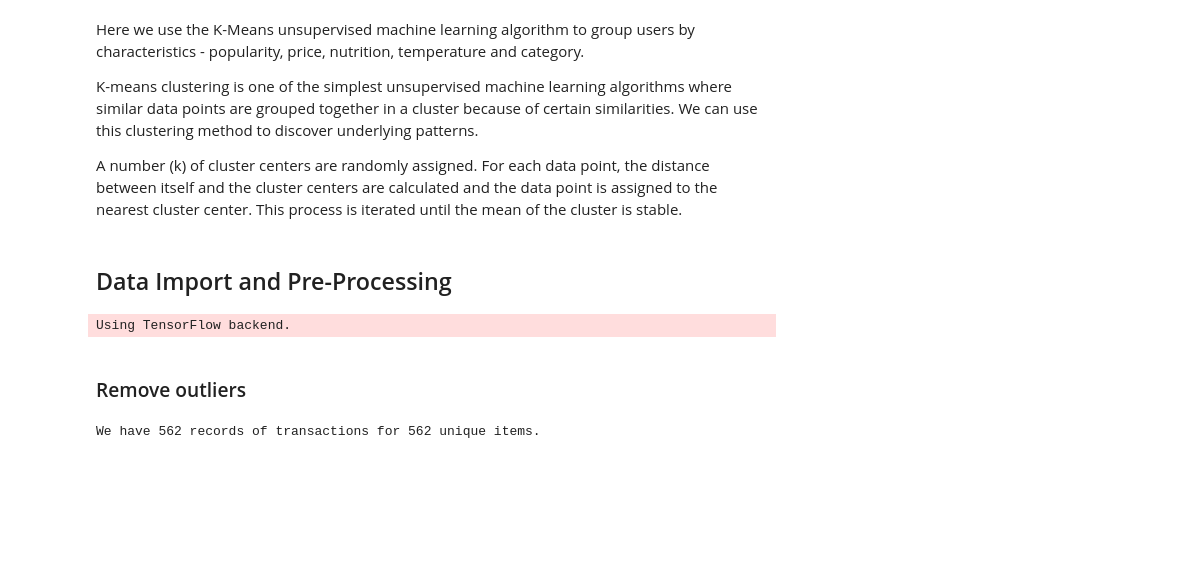
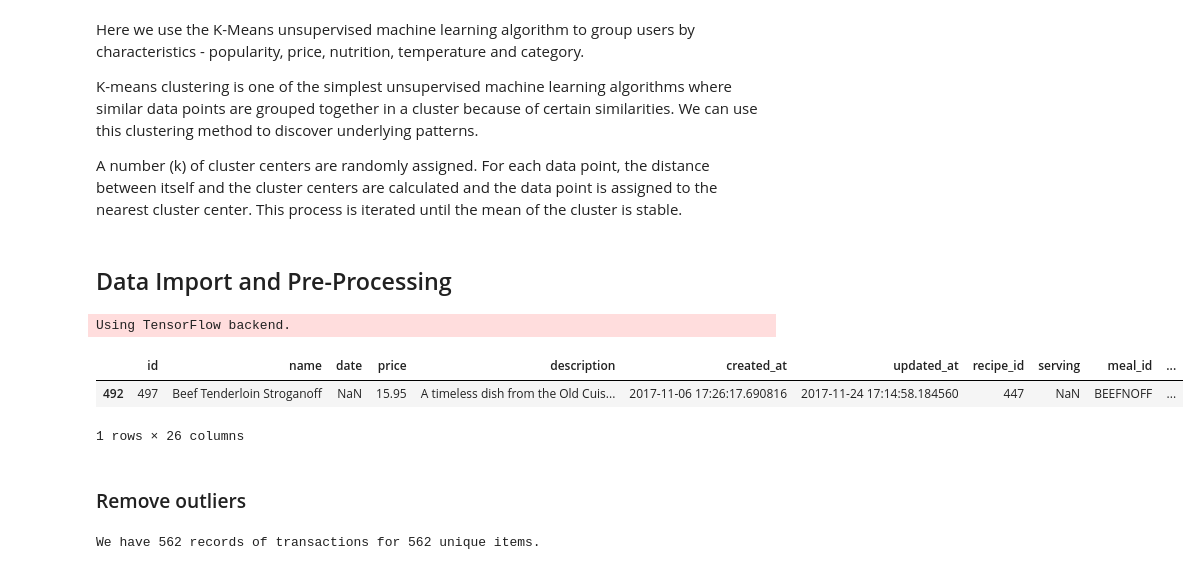
Before and after one commit to els-p/Analysing_An_Online_Restaurant, a Jupyter notebook: codes/5. PCA_K_Means_Product_Segmentation.ipynb, the cells around one changed output. Saved outputs shown, nothing was run; the diff lists cells and outputs as text; code cells hidden in the pictures; blank space fills up the shorter version.

```diff
--- a/codes/5. PCA_K_Means_Product_Segmentation.ipynb
+++ b/codes/5. PCA_K_Means_Product_Segmentation.ipynb
@@ -38,8 +38,12 @@ Using TensorFlow backend.
 data = pd.read_csv('../raw/meals.csv')
 orders = pd.read_csv('../raw/order_items.csv')
 # %%
-# #Inspect data
-# data.sample()
+#Inspect data
+data.sample()
+# %% [output]
+|  | id | name | date | price | description | created_at | updated_at | recipe_id | serving | meal_id | ... |
+| 492 | 497 | Beef Tenderloin Stroganoff | NaN | 15.95 | A timeless dish from the Old Cuis... | 2017-11-06 17:26:17.690816 | 2017-11-24 17:14:58.184560 | 447 | NaN | BEEFNOFF | ... |
+1 rows × 26 columns
 # %% [markdown]
 ### Remove outliers
 # %%
```
Also changed, not shown: parts of 4 cells of this notebook.
